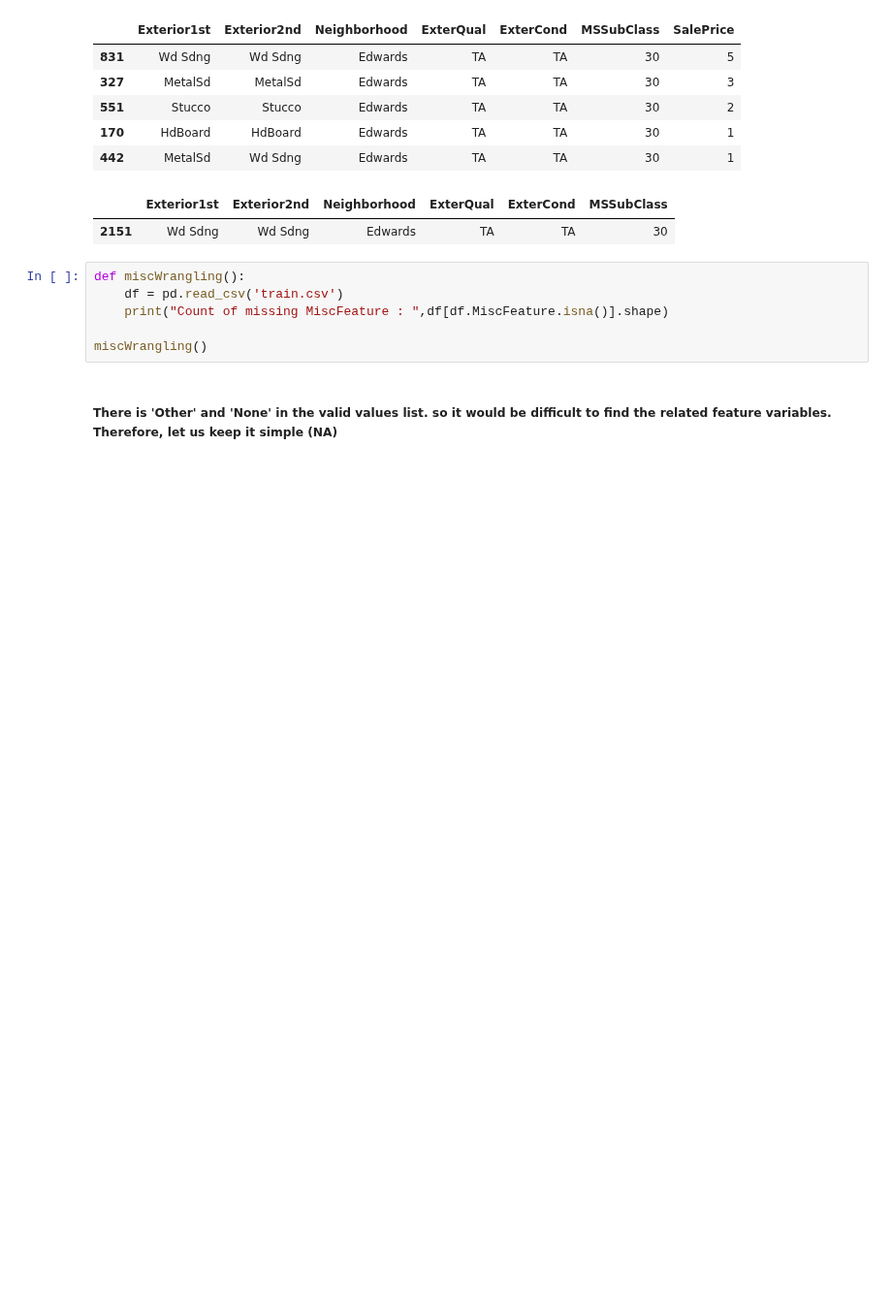
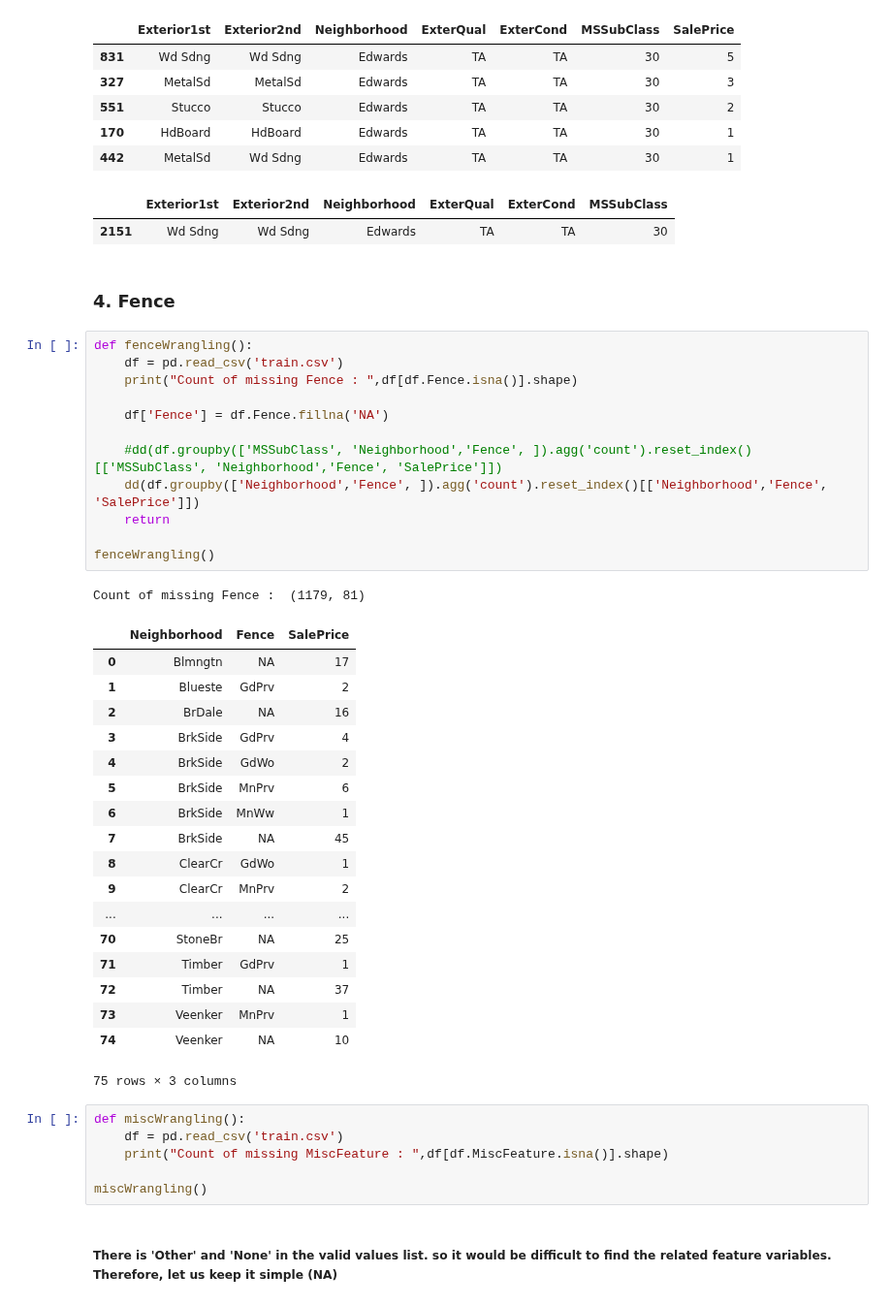
Before and after one commit to PadmarajBhat/Kaggle-Dataset-Exploration, a Jupyter notebook: House Prices- Advanced Regression Techniques/Data Wrangling/House Prices - ART(Wrangling).ipynb, the cells around one changed output. Shown at 97% size. Drawn from its saved outputs; the diff is of its cells as text; blank space fills up the shorter version.

Commit message:
feat: Wrangling v4.3 : Cleaning - Fence
- Fence variable has to be dropped or perhaps interpolate at the end can help.

```diff
--- a/House Prices- Advanced Regression Techniques/Data Wrangling/House Prices - ART(Wrangling).ipynb
+++ b/House Prices- Advanced Regression Techniques/Data Wrangling/House Prices - ART(Wrangling).ipynb
@@ -519,6 +519,40 @@ df_ext = exteriorWrangle(df_electrical)
 | 442 | MetalSd | Wd Sdng | Edwards | TA | TA | 30 | 1 |
 |  | Exterior1st | Exterior2nd | Neighborhood | ExterQual | ExterCond | MSSubClass |
 | 2151 | Wd Sdng | Wd Sdng | Edwards | TA | TA | 30 |
+# %% [markdown]
+### 4. Fence
+# %%
+def fenceWrangling():
+    df = pd.read_csv('train.csv')
+    print("Count of missing Fence : ",df[df.Fence.isna()].shape)
+
+    df['Fence'] = df.Fence.fillna('NA')
+
+    #dd(df.groupby(['MSSubClass', 'Neighborhood','Fence', ]).agg('count').reset_index()[['MSSubClass', 'Neighborhood','Fence', 'SalePrice']])
+    dd(df.groupby(['Neighborhood','Fence', ]).agg('count').reset_index()[['Neighborhood','Fence', 'SalePrice']])
+    return
+
+fenceWrangling()
+# %% [output]
+Count of missing Fence :  (1179, 81)
+|  | Neighborhood | Fence | SalePrice |
+| 0 | Blmngtn | NA | 17 |
+| 1 | Blueste | GdPrv | 2 |
+| 2 | BrDale | NA | 16 |
+| 3 | BrkSide | GdPrv | 4 |
+| 4 | BrkSide | GdWo | 2 |
+| 5 | BrkSide | MnPrv | 6 |
+| 6 | BrkSide | MnWw | 1 |
+| 7 | BrkSide | NA | 45 |
+| 8 | ClearCr | GdWo | 1 |
+| 9 | ClearCr | MnPrv | 2 |
+| ... | ... | ... | ... |
+| 70 | StoneBr | NA | 25 |
+| 71 | Timber | GdPrv | 1 |
+| 72 | Timber | NA | 37 |
+| 73 | Veenker | MnPrv | 1 |
+| 74 | Veenker | NA | 10 |
+75 rows × 3 columns
 # %%
 def miscWrangling():
     df = pd.read_csv('train.csv')
```
Also changed, not shown: parts of 1 cell of this notebook.
